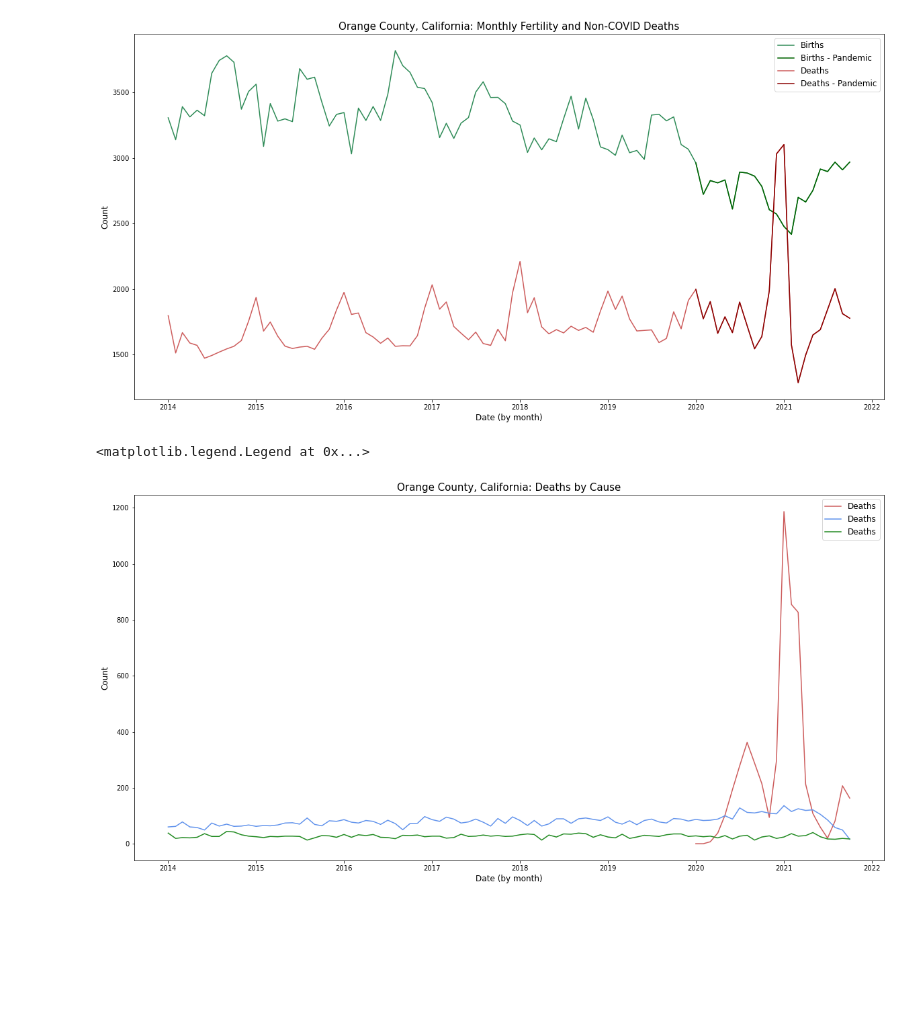
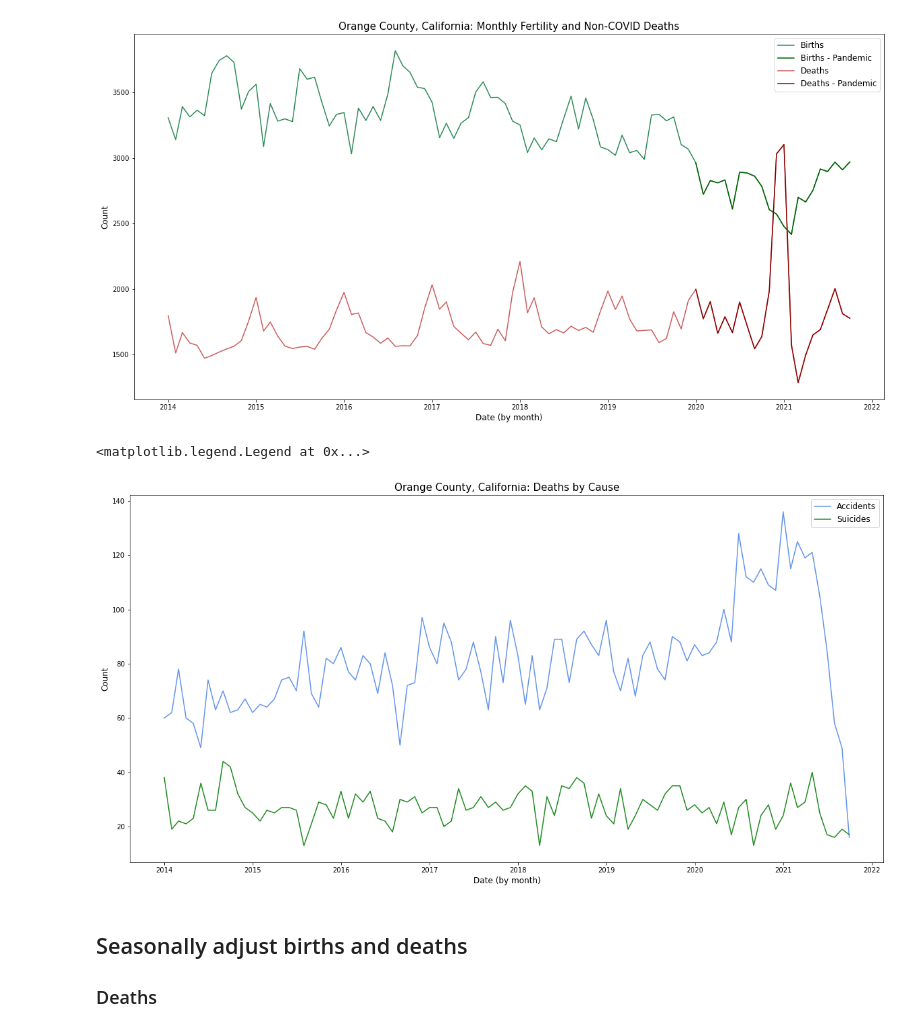
Before and after one commit to anushnap/data512-project, a Jupyter notebook: src/mortality_fertility_analysis.ipynb, the cells around one changed output. Cells and saved outputs as stored; diff of their text form; code cells hidden in the pictures; blank space fills up the shorter version.

```diff
--- a/src/mortality_fertility_analysis.ipynb
+++ b/src/mortality_fertility_analysis.ipynb
@@ -243,13 +244,16 @@ plt.legend(fontsize = 12)
 # %%
 fig = plt.figure(figsize = (20, 10))
 # plt.plot(oc_df['date'], oc_df['non_covid_deaths'], label = 'Deaths', c = 'black')
-plt.plot(oc_df['date'], oc_df['covid_deaths'], label = 'Deaths', c = 'indianred')
-plt.plot(oc_df['date'], oc_df['accidents'], label = 'Deaths', c = 'cornflowerblue')
-plt.plot(oc_df['date'], oc_df['suicide'], label = 'Deaths', c = 'forestgreen')
+# plt.plot(oc_df['date'], oc_df['covid_deaths'], label = 'Deaths', c = 'indianred')
+plt.plot(oc_df['accidents'], label = 'Accidents', c = 'cornflowerblue')
+plt.plot(oc_df['suicide'], label = 'Suicides', c = 'forestgreen')
 plt.xlabel('Date (by month)', fontsize = 12)
 plt.ylabel('Count', fontsize = 12)
 plt.title('Orange County, California: Deaths by Cause', fontsize = 15)
 plt.legend(fontsize = 12)
 # %% [output]
 <matplotlib.legend.Legend at 0x...>
-[figure, old version]
+[figure, new version]
+# %% [markdown]
+## Seasonally adjust births and deaths
+### Deaths
```
Also changed, not shown: parts of 7 cells of this notebook.
